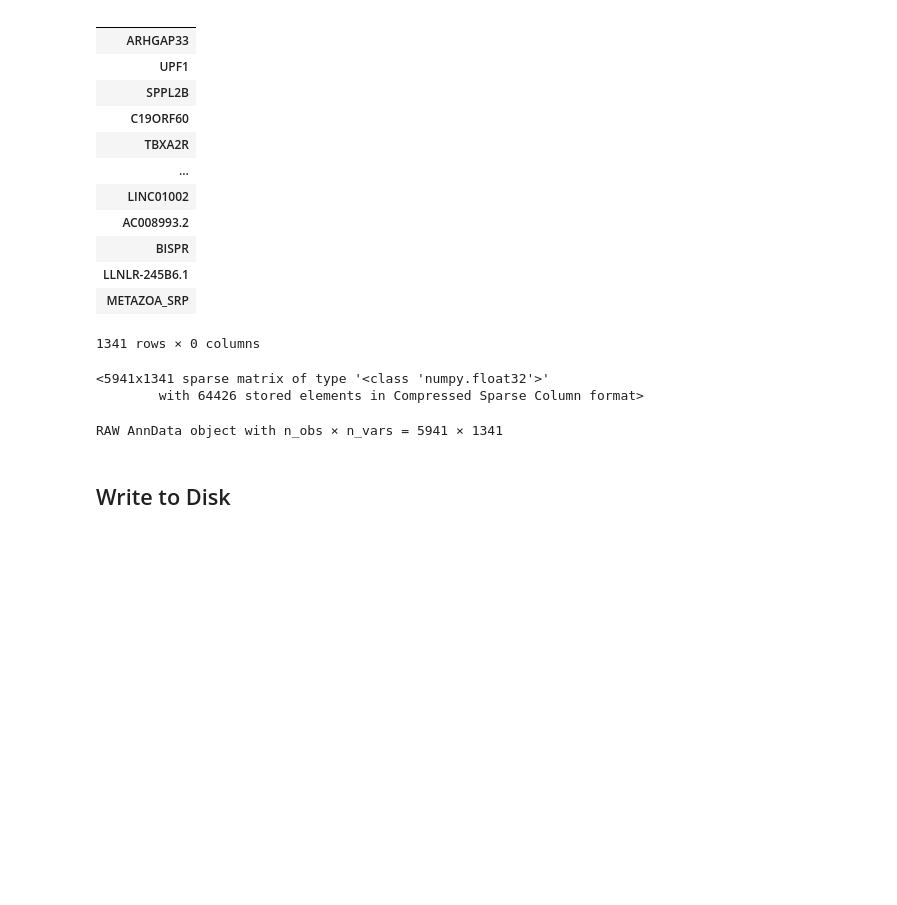
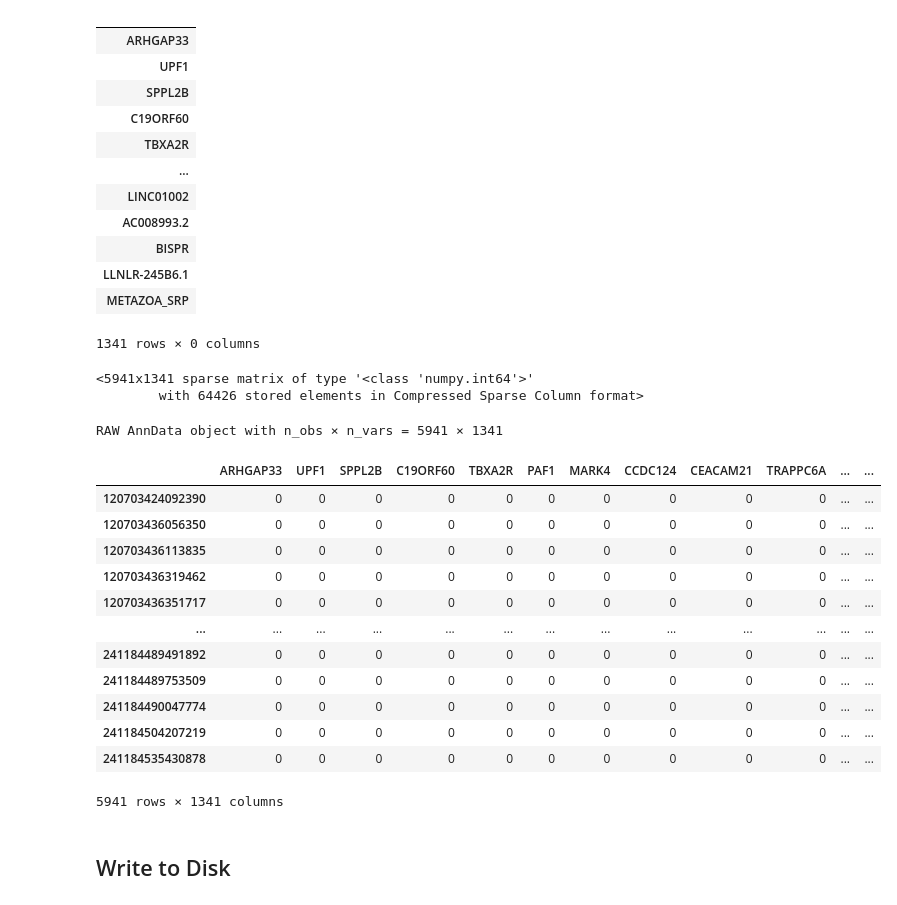
Before and after one commit to hisplan/seqc-ada, a Jupyter notebook: dockers/seqc-basic-analysis/notebooks/to-adata.ipynb, the cells around one changed output. Drawn from its saved outputs; the diff is of its cells as text; code cells hidden in the pictures; blank space fills up the shorter version.

```diff
--- a/dockers/seqc-basic-analysis/notebooks/to-adata.ipynb
+++ b/dockers/seqc-basic-analysis/notebooks/to-adata.ipynb
@@ -219,13 +239,18 @@ if len(dup_genes) > 0:
 
     features = new_genes
     mol_counts = new_counts
+
+else:
+    # no duplicate genes
+    # column 1 is gene name
+    features = features[1]
 # %% [output]
 6 gene duplicate columns were removed.
 # %% [markdown]
 ## Convert to AnnData
 # %%
 # .X contains molecule counts
-adata_raw = sc.AnnData(mol_counts)
+adata_raw = sc.AnnData(mol_counts, dtype="int64")
 # %%
 adata_raw.obs_names = barcodes
 adata_raw.var_names = features
@@ -269,12 +294,28 @@ adata_raw.var
 # molecule counts
 adata_raw.X
 # %% [output]
-<5941x1341 sparse matrix of type '<class 'numpy.float32'>'
+<5941x1341 sparse matrix of type '<class 'numpy.int64'>'
         with 64426 stored elements in Compressed Sparse Column format>
 # %%
 print("RAW", adata_raw)
 # %% [output]
 RAW AnnData object with n_obs × n_vars = 5941 × 1341
+# %%
+adata_raw.to_df()
+# %% [output]
+|  | ARHGAP33 | UPF1 | SPPL2B | C19ORF60 | TBXA2R | PAF1 | MARK4 | CCDC124 | CEACAM21 | TRAPPC6A | ... | ... |
+| 120703424092390 | 0 | 0 | 0 | 0 | 0 | 0 | 0 | 0 | 0 | 0 | ... | ... |
+| 120703436056350 | 0 | 0 | 0 | 0 | 0 | 0 | 0 | 0 | 0 | 0 | ... | ... |
+| 120703436113835 | 0 | 0 | 0 | 0 | 0 | 0 | 0 | 0 | 0 | 0 | ... | ... |
+| 120703436319462 | 0 | 0 | 0 | 0 | 0 | 0 | 0 | 0 | 0 | 0 | ... | ... |
+| 120703436351717 | 0 | 0 | 0 | 0 | 0 | 0 | 0 | 0 | 0 | 0 | ... | ... |
+| ... | ... | ... | ... | ... | ... | ... | ... | ... | ... | ... | ... | ... |
+| 241184489491892 | 0 | 0 | 0 | 0 | 0 | 0 | 0 | 0 | 0 | 0 | ... | ... |
+| 241184489753509 | 0 | 0 | 0 | 0 | 0 | 0 | 0 | 0 | 0 | 0 | ... | ... |
+| 241184490047774 | 0 | 0 | 0 | 0 | 0 | 0 | 0 | 0 | 0 | 0 | ... | ... |
+| 241184504207219 | 0 | 0 | 0 | 0 | 0 | 0 | 0 | 0 | 0 | 0 | ... | ... |
+| 241184535430878 | 0 | 0 | 0 | 0 | 0 | 0 | 0 | 0 | 0 | 0 | ... | ... |
+5941 rows × 1341 columns
 # %% [markdown]
 ## Write to Disk
 # %%
```
Also changed, not shown: parts of 3 cells of this notebook.
